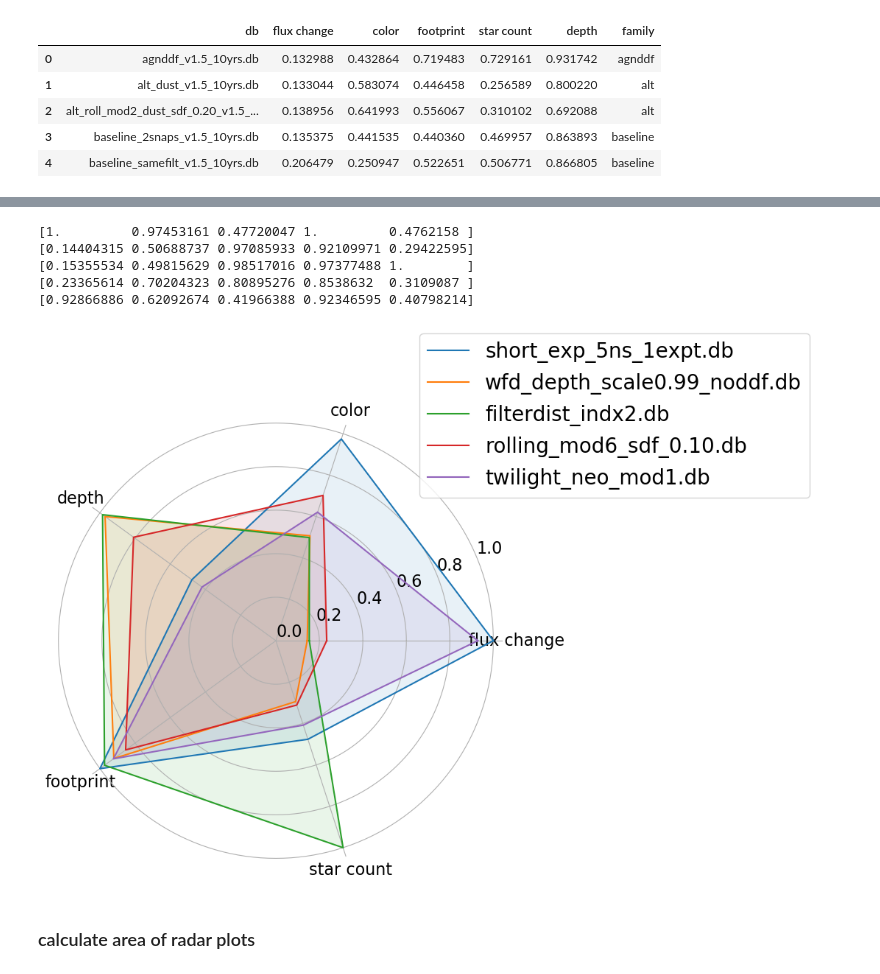
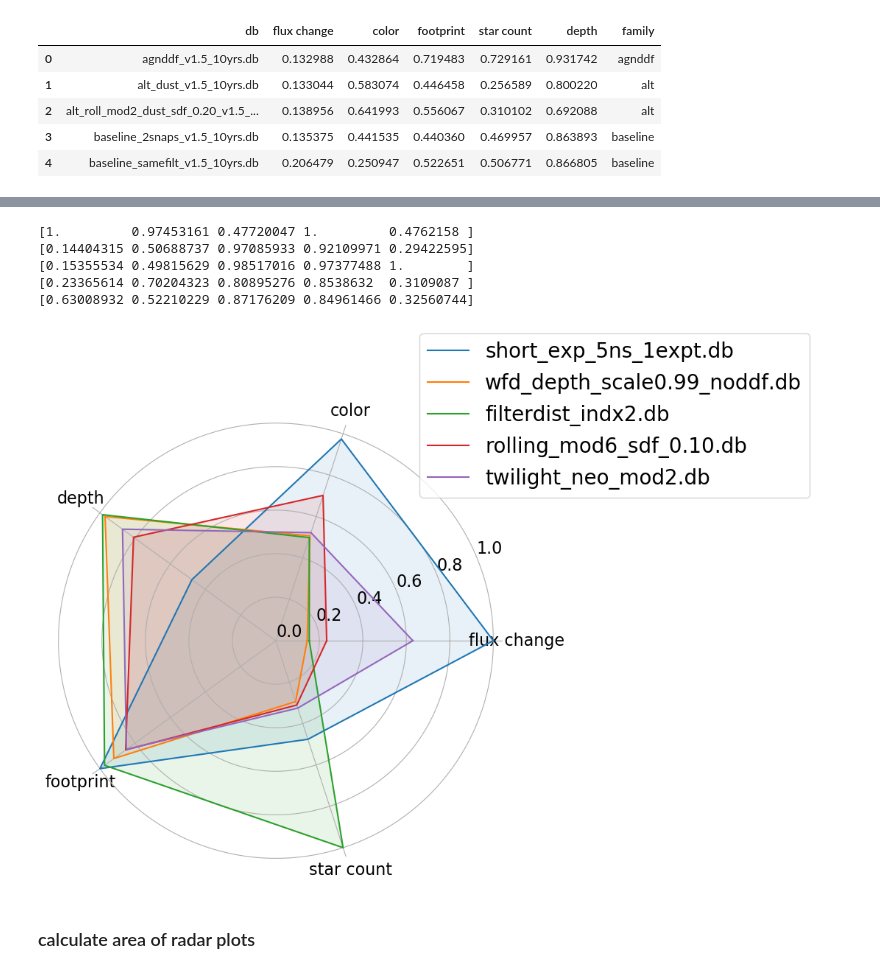
Before and after one commit to fedhere/LSSTunknowns, a Jupyter notebook: tdAdnom/plot_radar_parallel.ipynb, the cells around one changed output, grey strips where cells are left out. Saved outputs shown, nothing was run; the diff lists cells and outputs as text; code cells hidden in the pictures.

```diff
--- a/tdAdnom/plot_radar_parallel.ipynb
+++ b/tdAdnom/plot_radar_parallel.ipynb
@@ -281,7 +281,7 @@ dbnames = [ #'baseline_v1.5_10yrs', 'footprint_big_skyv1.5_10yrs',
            #'bulges_bs_v1.5_10yrs',
            'filterdist_indx2_v1.5_10yrs.db',
            'rolling_mod6_sdf_0.10_v1.5_10yrs.db',
-           'twilight_neo_mod1_v1.5_10yrs.db',
+           'twilight_neo_mod2_v1.5_10yrs.db',
            #'footprint_big_sky_nouiyv1.5_10yrs'
           ]
 
@@ -329,37 +329,37 @@ dbnames = [ #'baseline_v1.5_10yrs', 'footprint_big_skyv1.5_10yrs',
            #'bulges_bs_v1.5_10yrs',
            'filterdist_indx2_v1.5_10yrs.db',
            'rolling_mod6_sdf_0.10_v1.5_10yrs.db',
-           'twilight_neo_mod1_v1.5_10yrs.db',
+           'twilight_neo_mod2_v1.5_10yrs.db',
            #'footprint_big_sky_nouiyv1.5_10yrs'
           ]
 
 #FoMvars = ['FoM_tgaps_same', 'FoM_tgaps_diff', 'FoM_depth', 'FoM_EG', 'FoM_Gal', ]
 
 FoMvars = ['flux change', 'color', 'depth', 'footprint', 'star count', ]
 
 
 fig, ax = plt.subplots(1,1,figsize=(8,8), subplot_kw={'projection': 'polar'} )
 
 for dbname in dbnames:
     r = df_radar[ df_radar.db==dbname ][FoMvars].values.flatten()
     print(r)
     label = dbname.replace("_v1.5_10yrs", "").replace("v1.5_10yrs", "")
     ax = plot_radar(r=r, label=label, fill=True, ax=ax)
 
 #FoMvarsnames = ['flux change', 'color', 'depth', 'footprint', 'star count', ]
 ax.set_xticklabels(FoMvars, );
 ax.set_yticks([0, .2, .4, .6, .8, 1])
 #ax.set_rlabel_position(0)
 plt.legend(loc='upper right', bbox_to_anchor=(1.7, 1.2))
 
 plt.savefig("figures/radar_all.pdf", bbox_inches='tight')
 # %% [output]
 [1.         0.97453161 0.47720047 1.         0.4762158 ]
 [0.14404315 0.50688737 0.97085933 0.92109971 0.29422595]
 [0.15355534 0.49815629 0.98517016 0.97377488 1.        ]
 [0.23365614 0.70204323 0.80895276 0.8538632  0.3109087 ]
-[0.92866886 0.62092674 0.41966388 0.92346595 0.40798214]
+[0.63008932 0.52210229 0.87176209 0.84961466 0.32560744]
-[figure, old version]
+[figure, new version]
 # %% [markdown]
 ### calculate area of radar plots
 # %%
```
Also changed, not shown: parts of 1 cell of this notebook, 5 other files.
